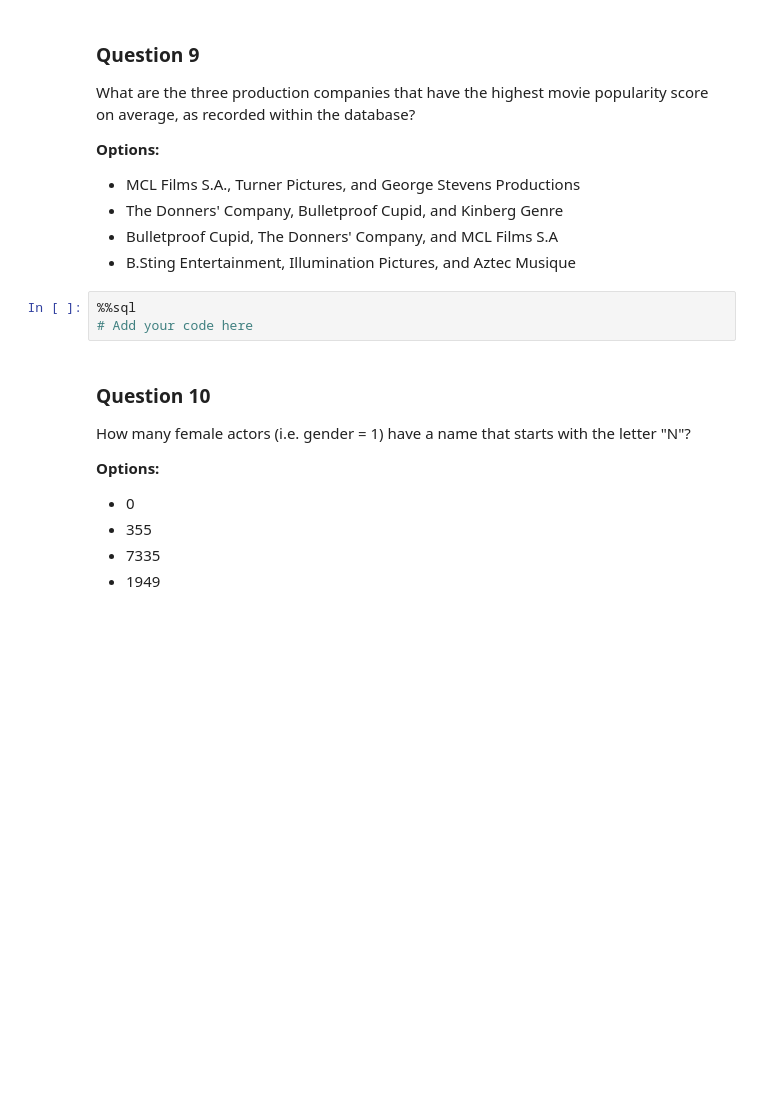
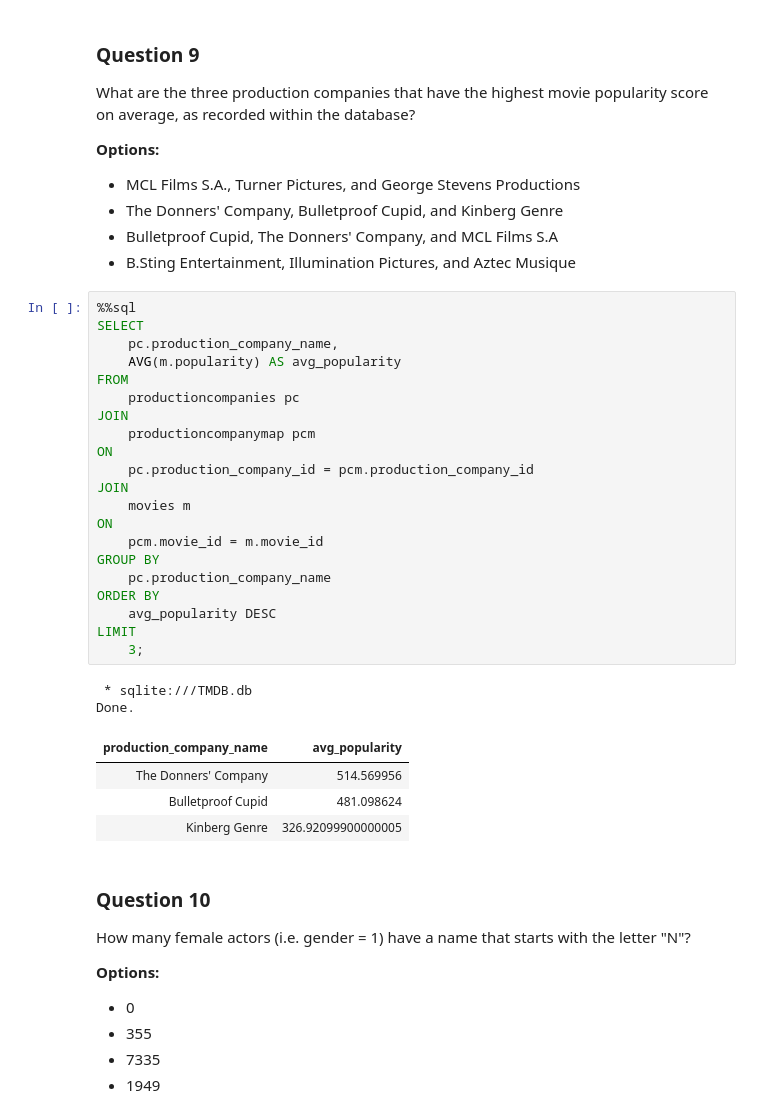
Before and after one commit to RealElvince/movie-database-project, a Jupyter notebook: SQL_Exam.ipynb, the cells around one changed output. Cells and saved outputs as stored; diff of their text form; blank space fills up the shorter version.

Commit message:
company with the highest popularity in movies

```diff
--- a/SQL_Exam.ipynb
+++ b/SQL_Exam.ipynb
@@ -303,7 +303,32 @@ What are the three production companies that have the highest movie popularity s
  - B.Sting Entertainment, Illumination Pictures, and Aztec Musique
 # %%
 %%sql
-# Add your code here
+SELECT
+    pc.production_company_name,
+    AVG(m.popularity) AS avg_popularity
+FROM
+    productioncompanies pc
+JOIN
+    productioncompanymap pcm
+ON
+    pc.production_company_id = pcm.production_company_id
+JOIN
+    movies m
+ON
+    pcm.movie_id = m.movie_id
+GROUP BY
+    pc.production_company_name
+ORDER BY
+    avg_popularity DESC
+LIMIT
+    3;
+# %% [output]
+ * sqlite:///TMDB.db
+Done.
+| production_company_name | avg_popularity |
+| The Donners' Company | 514.569956 |
+| Bulletproof Cupid | 481.098624 |
+| Kinberg Genre | 326.92099900000005 |
 # %% [markdown]
 ### Question 10
 
```
